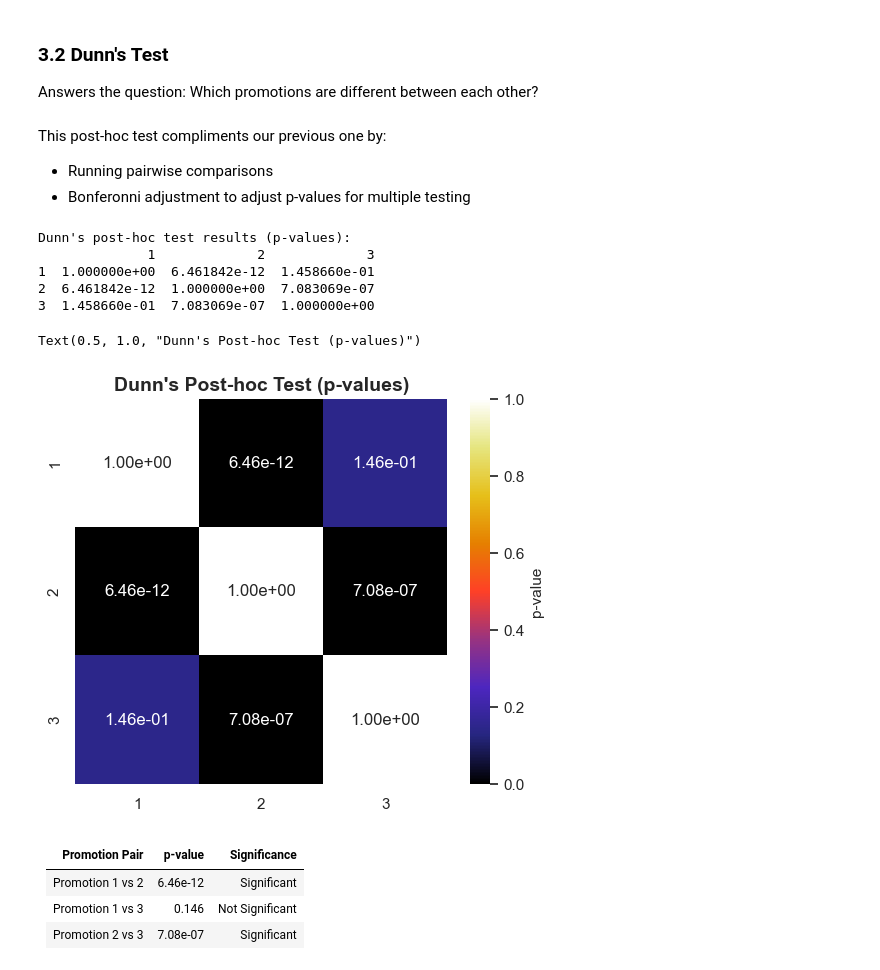
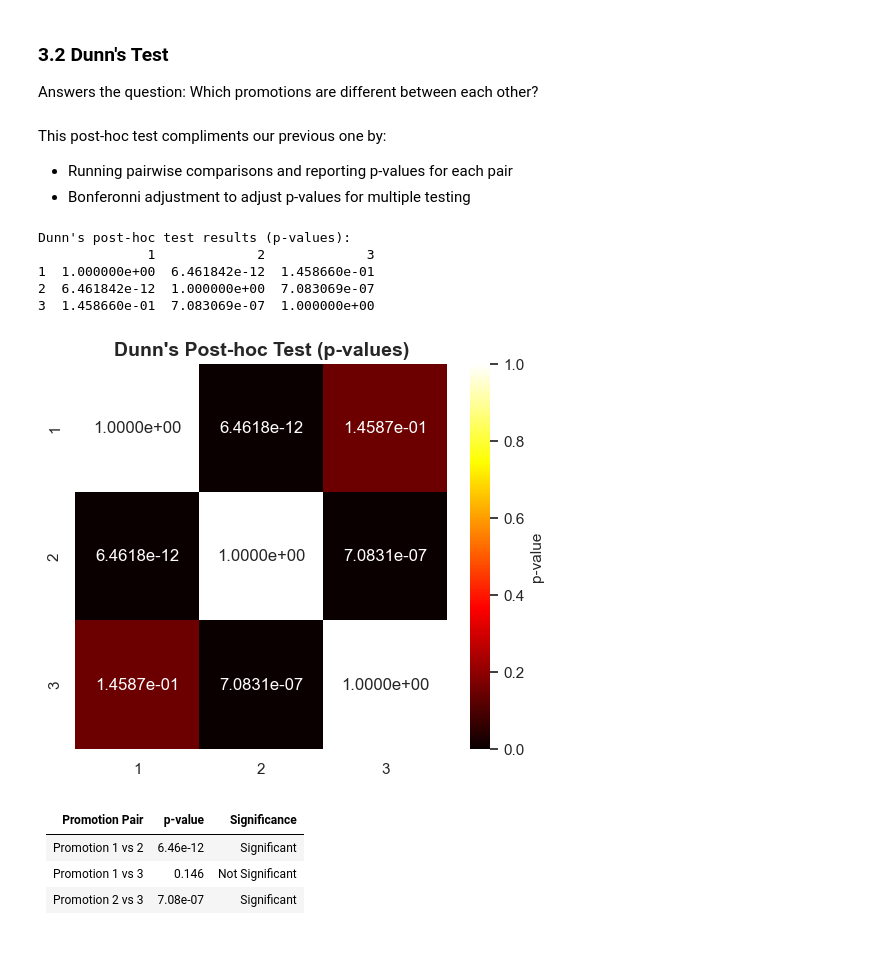
Before and after one commit to giddygarcia/ab-testing, a Jupyter notebook: fast-food.ipynb, the cells around one changed output. Cells and saved outputs as stored; diff of their text form; code cells hidden in the pictures.

```diff
--- a/fast-food.ipynb
+++ b/fast-food.ipynb
@@ -368,7 +413,7 @@ While we know a significant difference exists between the promotions, to uncover
 Answers the question: Which promotions are different between each other?
 # %% [markdown]
 This post-hoc test compliments our previous one by:
-* Running pairwise comparisons
+* Running pairwise comparisons and reporting p-values for each pair
 * Bonferonni adjustment to adjust p-values for multiple testing
 # %%
 import scikit_posthocs as sp
@@ -388,14 +433,13 @@ Dunn's post-hoc test results (p-values):
 # %%
 alpha = 0.05
 
 plt.figure(figsize=(6, 5))
 sns.heatmap(
-    dunn_results, annot=True, fmt=".2e", cmap="CMRmap", cbar_kws={"label": "p-value"}
+    dunn_results, annot=True, fmt=".4e", cmap="hot", cbar_kws={"label": "p-value"}
 )
-plt.title("Dunn's Post-hoc Test (p-values)")
+plt.title("Dunn's Post-hoc Test (p-values)");
 # %% [output]
-Text(0.5, 1.0, "Dunn's Post-hoc Test (p-values)")
-[figure, old version]
+[figure, new version]
 # %% [markdown]
 | Promotion Pair       | p-value       | Significance     |
 |-----------------|---------------|----------------|
```
Also changed, not shown: parts of 20 cells of this notebook.
